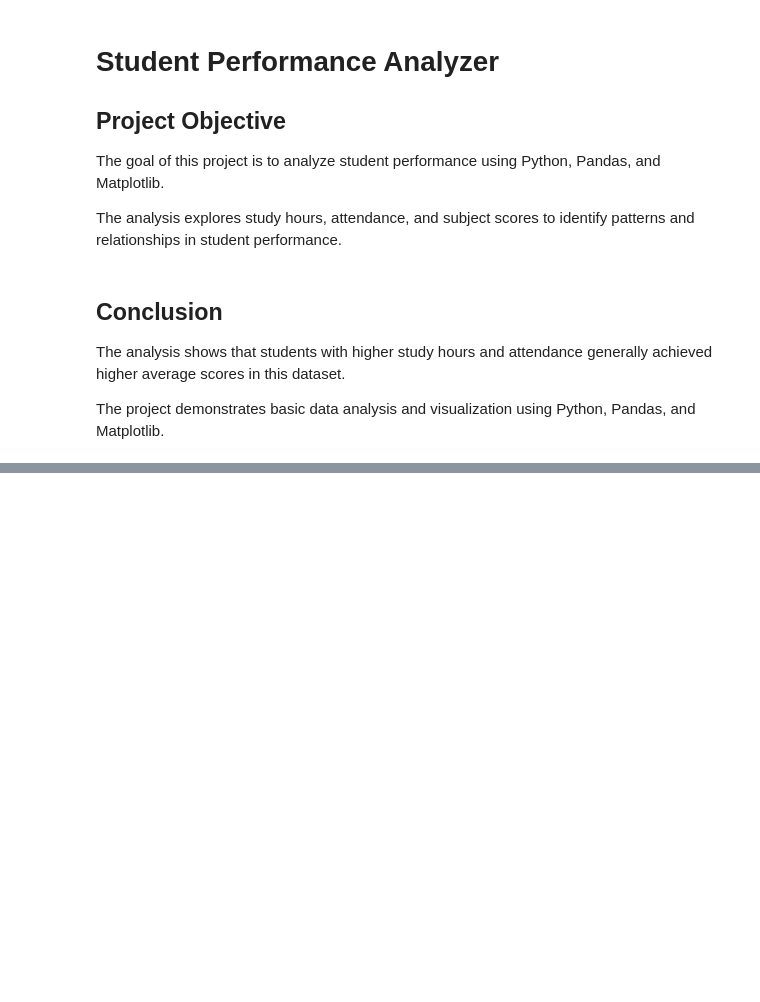
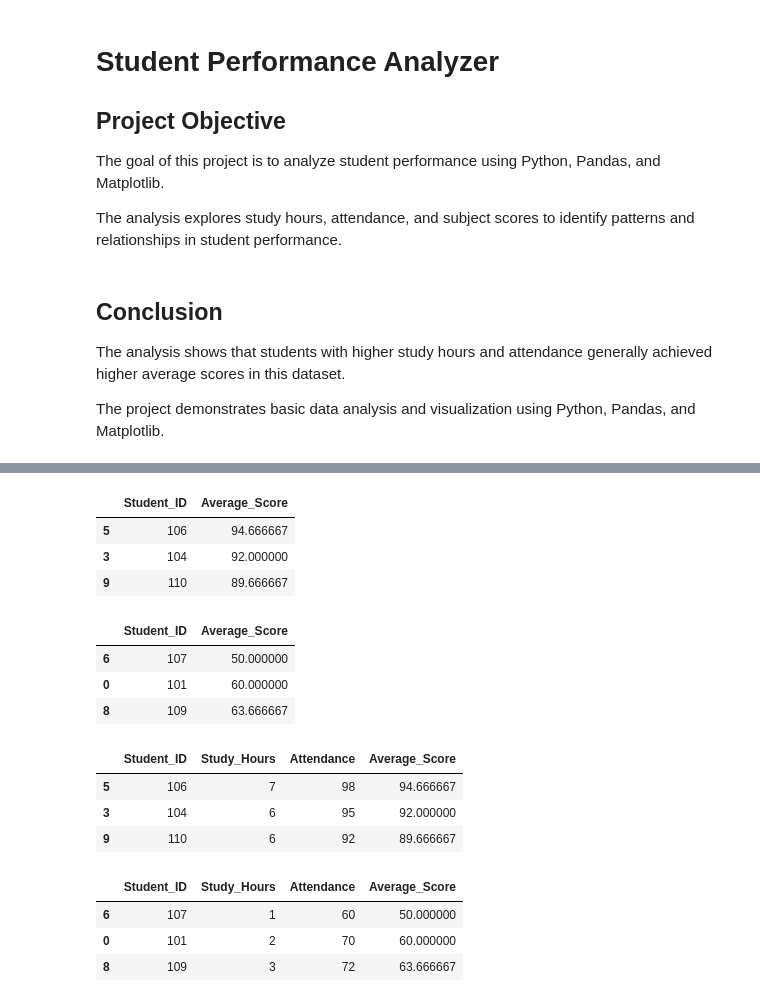
Before and after one commit to kunalkumar-45/Student-Performance-Analyzer, a Jupyter notebook: Notebook/student_performance_analysis.ipynb, the cells around one changed output, grey strips where cells are left out. Drawn from its saved outputs; the diff is of its cells as text; code cells hidden in the pictures; blank space fills up the shorter version.

```diff
--- a/Notebook/student_performance_analysis.ipynb
+++ b/Notebook/student_performance_analysis.ipynb
@@ -615,0 +662,30 @@ using Python, Pandas, and Matplotlib.
+# %%
+df.nlargest(3, "Average_Score")[["Student_ID", "Average_Score"]]
+#only give you top 3 student
+# %% [output]
+|  | Student_ID | Average_Score |
+| 5 | 106 | 94.666667 |
+| 3 | 104 | 92.000000 |
+| 9 | 110 | 89.666667 |
+# %%
+df.nsmallest(3, "Average_Score")[["Student_ID", "Average_Score"]]
+#for bottom 3
+# %% [output]
+|  | Student_ID | Average_Score |
+| 6 | 107 | 50.000000 |
+| 0 | 101 | 60.000000 |
+| 8 | 109 | 63.666667 |
+# %%
+df.nlargest(3, "Average_Score")[["Student_ID", "Study_Hours", "Attendance", "Average_Score"]]
+# %% [output]
+|  | Student_ID | Study_Hours | Attendance | Average_Score |
+| 5 | 106 | 7 | 98 | 94.666667 |
+| 3 | 104 | 6 | 95 | 92.000000 |
+| 9 | 110 | 6 | 92 | 89.666667 |
+# %%
+df.nsmallest(3, "Average_Score")[["Student_ID", "Study_Hours", "Attendance", "Average_Score"]]
+# %% [output]
+|  | Student_ID | Study_Hours | Attendance | Average_Score |
+| 6 | 107 | 1 | 60 | 50.000000 |
+| 0 | 101 | 2 | 70 | 60.000000 |
+| 8 | 109 | 3 | 72 | 63.666667 |
```
Also changed, not shown: parts of 21 cells of this notebook, 1 other file.
